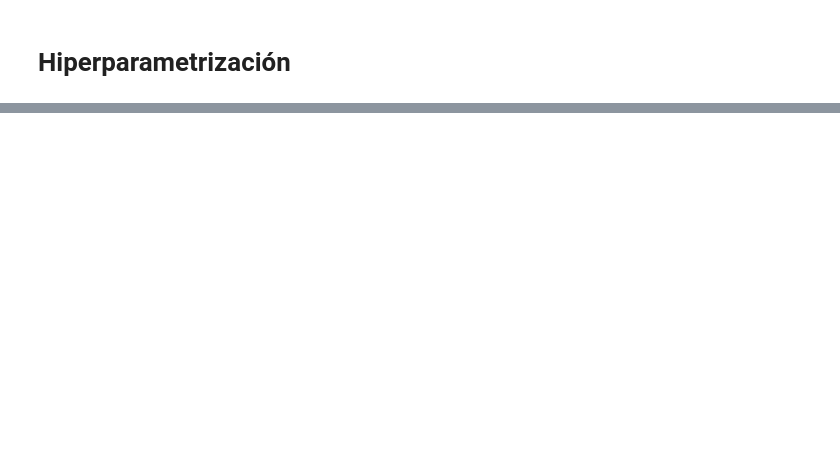
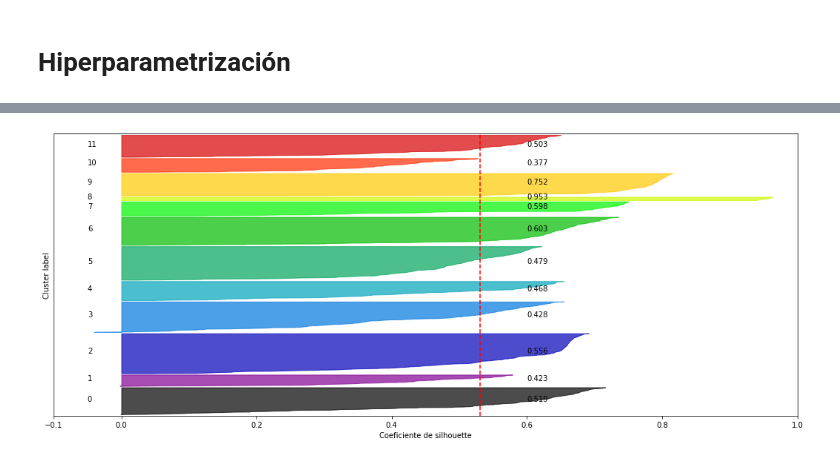
Before and after one commit to elfrasco/dmcyt_tp1, a Jupyter notebook: TP1/ClusteringEspectral.ipynb, the cells around one changed output, grey strips where cells are left out. Saved outputs shown, nothing was run; the diff lists cells and outputs as text; code cells hidden in the pictures; blank space fills up the shorter version.

```diff
--- a/TP1/ClusteringEspectral.ipynb
+++ b/TP1/ClusteringEspectral.ipynb
@@ -248,0 +235,4 @@ df_results.to_csv('espectral.csv', index = False)
+# %%
+plot_silhouette(embedding, k)
+# %% [output]
+[figure, added]
```
Also changed, not shown: parts of 18 cells of this notebook, 1 other file.
